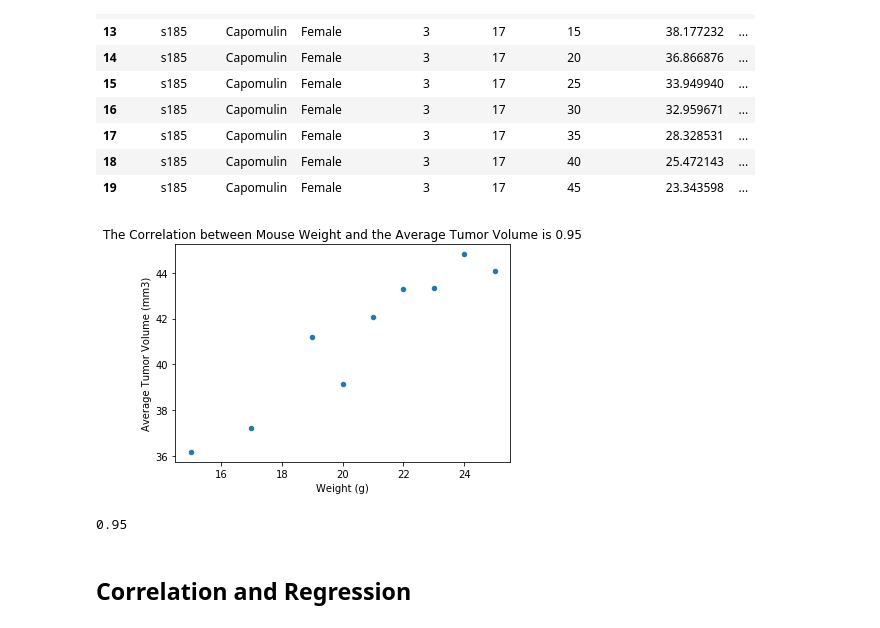
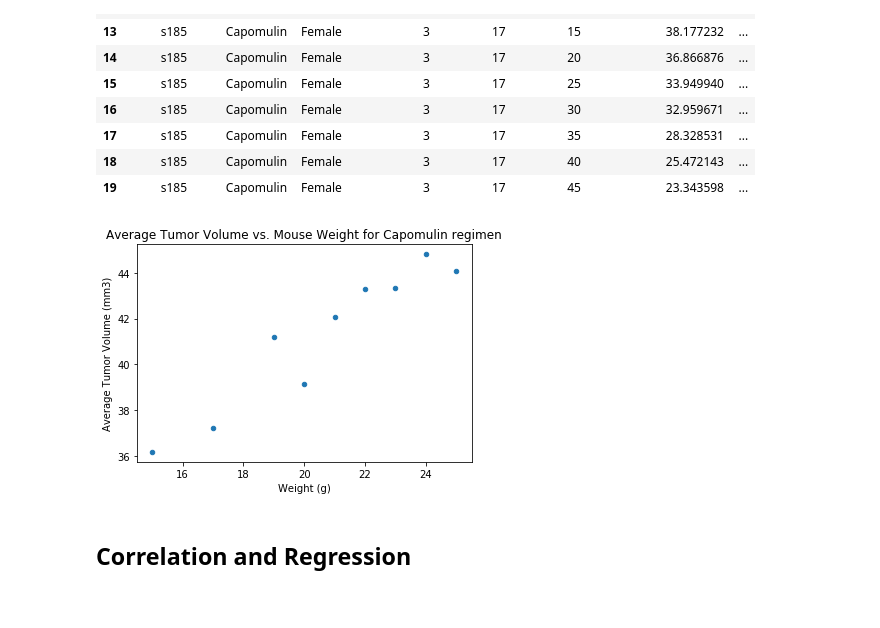
Before and after one commit to mizgutdina/matplotlib-challenge, a Jupyter notebook: pymaceuticals_starter.ipynb, the cells around one changed output. Saved outputs shown, nothing was run; the diff lists cells and outputs as text; code cells hidden in the pictures.

```diff
--- a/pymaceuticals_starter.ipynb
+++ b/pymaceuticals_starter.ipynb
@@ -381,26 +382,25 @@ Capomulin2_df
 # %%
 # Generate a scatter plot of average tumor volume vs. mouse weight for the Capomulin regimen
 
 mean_tumor_volume=Capomulin1_df.groupby(['Weight (g)']).mean()['Tumor Volume (mm3)']
 mean_tumor_volume
 
 mean_tumor_volume_df=pd.DataFrame({
     "Weight (g)" : mean_tumor_volume.index.values
     ,"Average Tumor Volume (mm3)" : mean_tumor_volume
 })
 mean_tumor_volume_df
 
 mean_tumor_volume_df.plot.scatter(x="Weight (g)", y="Average Tumor Volume (mm3)")
 plt.ylabel("Average Tumor Volume (mm3)")
 plt.xlabel("Weight (g)")
-plt.title("The Correlation between Mouse Weight and the Average Tumor Volume is 0.95")
+plt.title("Average Tumor Volume vs. Mouse Weight for Capomulin regimen")
 plt.tight_layout
 plt.show()
 
-correlation = round(st.pearsonr(mean_tumor_volume.index.values,mean_tumor_volume)[0],2)
-correlation
+# correlation = round(st.pearsonr(mean_tumor_volume.index.values,mean_tumor_volume)[0],2)
+# correlation
 # %% [output]
-[figure, old version]
+[figure, new version]
-0.95
 # %% [markdown]
 ## Correlation and Regression
```
Also changed, not shown: parts of 4 cells of this notebook.
